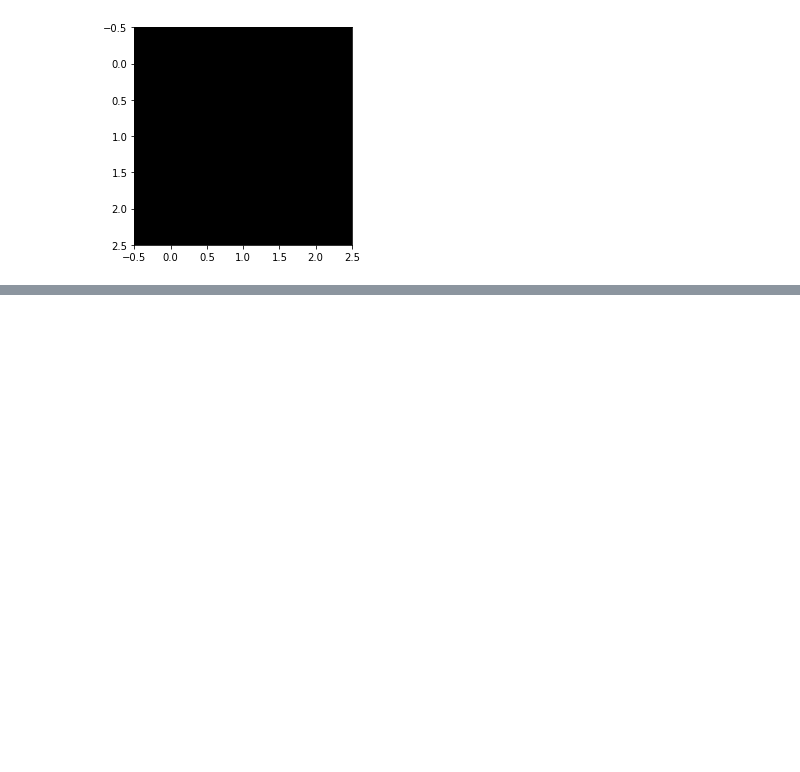
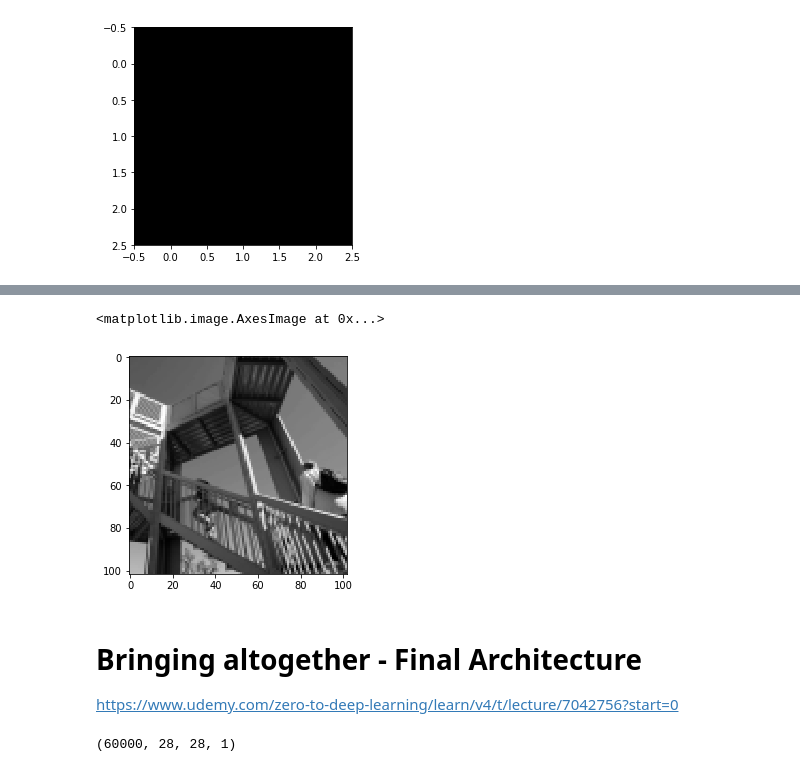
Before and after one commit to JasonShin/keras, a Jupyter notebook: 3. CNN.ipynb, the cells around one changed output, grey strips where cells are left out. Cells and saved outputs as stored; diff of their text form; code cells hidden in the pictures; blank space fills up the shorter version.

```diff
--- a/3. CNN.ipynb
+++ b/3. CNN.ipynb
@@ -421,0 +473,6 @@ plt.imshow(weights[0][:, :, 0, 0], cmap='gray')
+# %%
+model = Sequential()
+# If stride is not set, it will default to the pool size
+model.add(AvgPool2D((5, 5), input_shape=(512, 512, 1)))
+model.compile('adam', 'mse')
+model.summary()
@@ -421,0 +489,11 @@ plt.imshow(weights[0][:, :, 0, 0], cmap='gray')
+# %%
+img_pred = model.predict(img_tensor)[0, :, :, 0]
+# %%
+plt.imshow(img_pred, cmap='gray')
+# %% [output]
+<matplotlib.image.AxesImage at 0x...>
+[figure, added]
+# %% [markdown]
+# Bringing altogether - Final Architecture
+
+https://www.udemy.com/zero-to-deep-learning/learn/v4/t/lecture/7042756?start=0
@@ -421,0 +503,4 @@ plt.imshow(weights[0][:, :, 0, 0], cmap='gray')
+# %%
+X_train.shape
+# %% [output]
+(60000, 28, 28, 1)
```
Also changed, not shown: parts of 14 cells of this notebook.
